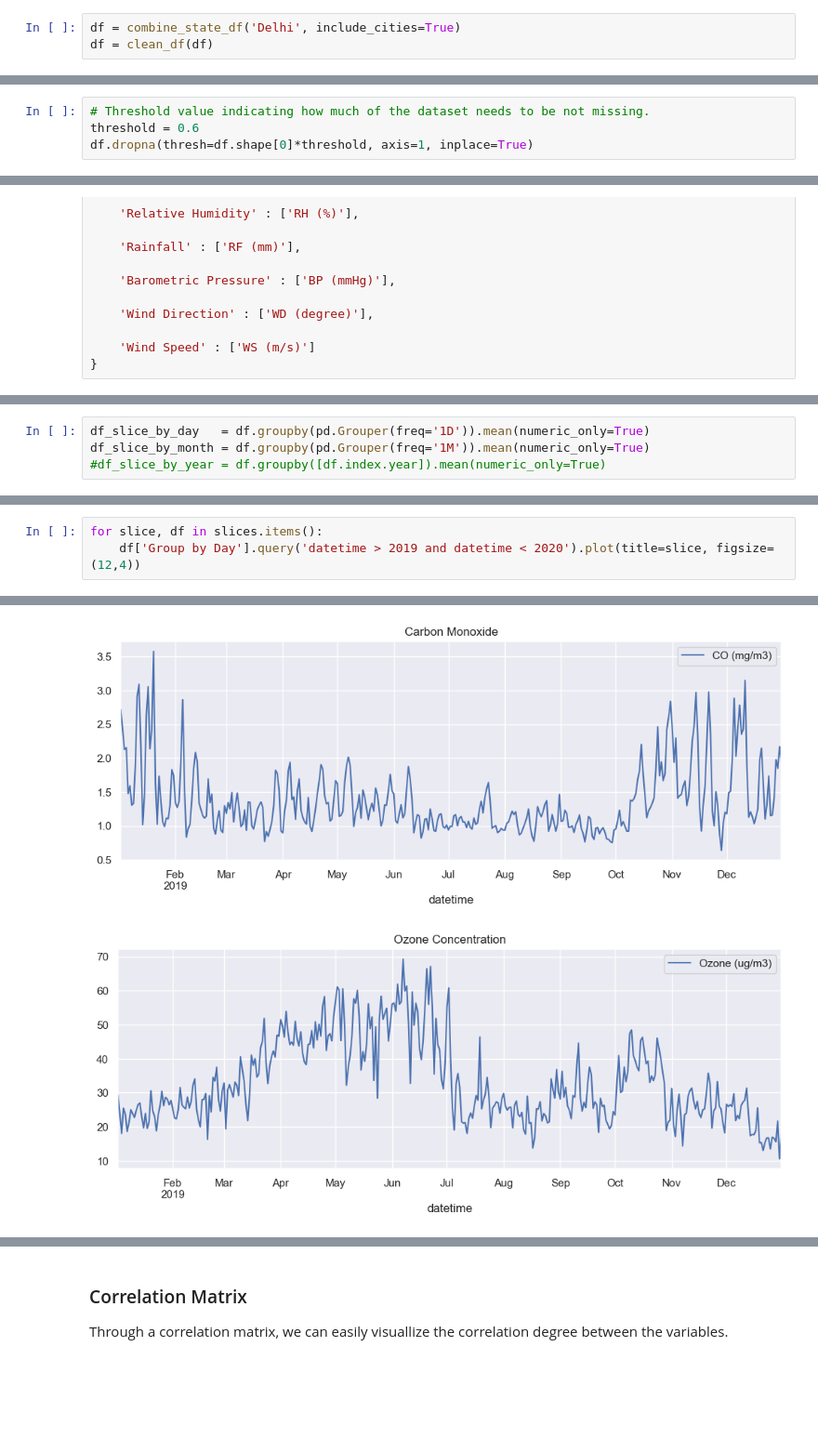
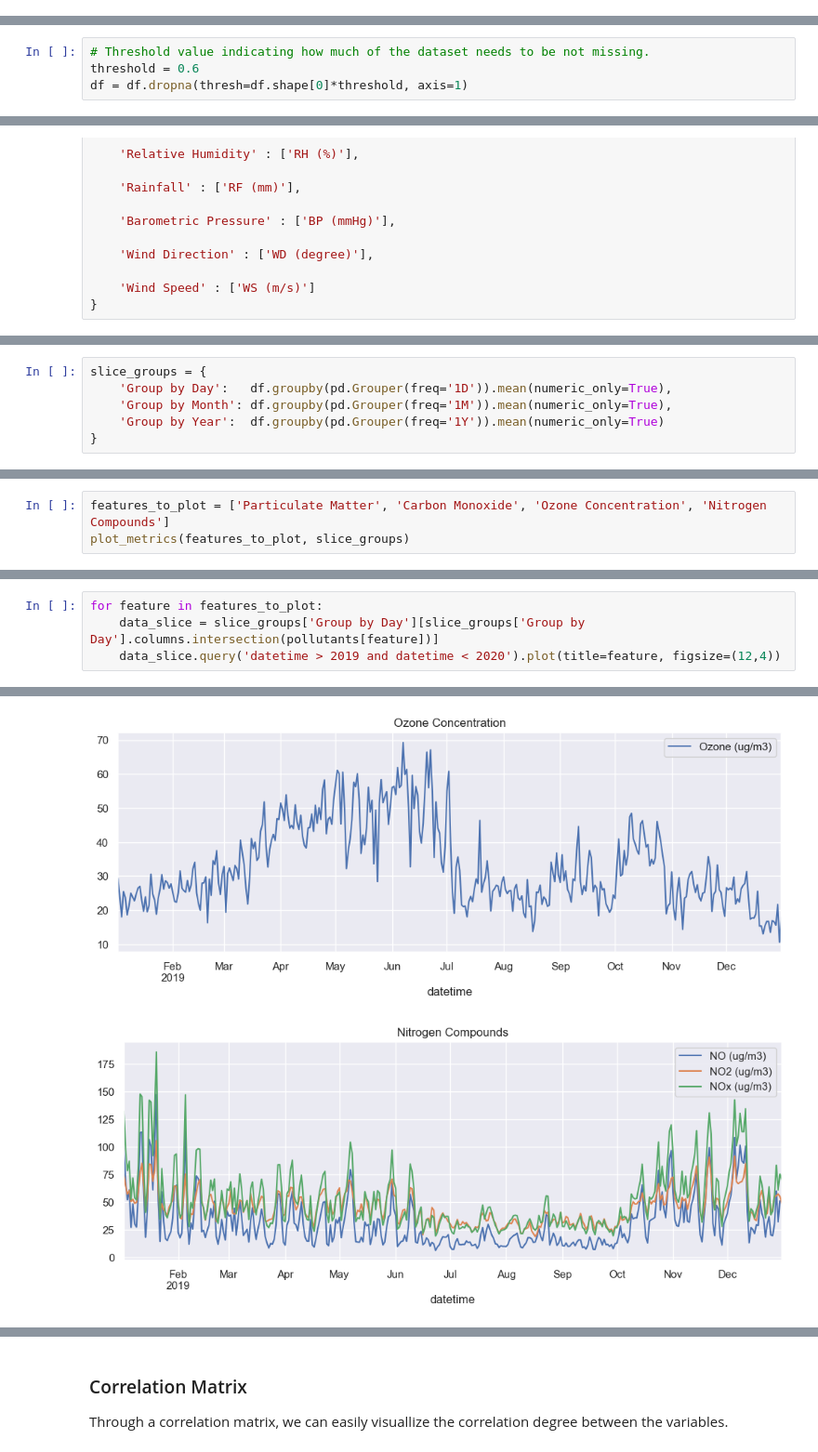
Before and after one commit to sotostzam/india-air-quality-analysis, a Jupyter notebook: main.ipynb, the cells around one changed output, grey strips where cells are left out. Shown at 93% size. Cells and saved outputs as stored; diff of their text form; blank space fills up the shorter version.

```diff
--- a/main.ipynb
+++ b/main.ipynb
@@ -238,3 +315,0 @@ might contain similar metrics. Let's start by loading back and cleaning the capi
-# %%
-df = combine_state_df('Delhi', include_cities=True)
-df = clean_df(df)
@@ -329,5 +324,5 @@ From here we can drop the columns which contain a certain thrueshold (i.e 60%) o
 # %%
 # Threshold value indicating how much of the dataset needs to be not missing.
 threshold = 0.6
-df.dropna(thresh=df.shape[0]*threshold, axis=1, inplace=True)
+df = df.dropna(thresh=df.shape[0]*threshold, axis=1)
 # %%
@@ -387,6 +382,8 @@ other_metrics = {
 
 Let's start by grouping our DataFrame by various frequencies.
 # %%
-df_slice_by_day   = df.groupby(pd.Grouper(freq='1D')).mean(numeric_only=True)
-df_slice_by_month = df.groupby(pd.Grouper(freq='1M')).mean(numeric_only=True)
-#df_slice_by_year = df.groupby([df.index.year]).mean(numeric_only=True)
+slice_groups = {
+    'Group by Day':   df.groupby(pd.Grouper(freq='1D')).mean(numeric_only=True),
+    'Group by Month': df.groupby(pd.Grouper(freq='1M')).mean(numeric_only=True),
+    'Group by Year':  df.groupby(pd.Grouper(freq='1Y')).mean(numeric_only=True)
+}
@@ -470,0 +411,3 @@ plot_metrics(slices)
+# %%
+features_to_plot = ['Particulate Matter', 'Carbon Monoxide', 'Ozone Concentration', 'Nitrogen Compounds']
+plot_metrics(features_to_plot, slice_groups)
@@ -474,7 +422,8 @@ plot_metrics(slices)
 It looks like we are dealing with seasonal patterns on the metrics we selected. Let's dive a little bit deeper and try to understand<br>
 what's happening per season on a yearly basis. For example let's consider a slice of the data, such as the year 2019-2020.
 # %%
-for slice, df in slices.items():
-    df['Group by Day'].query('datetime > 2019 and datetime < 2020').plot(title=slice, figsize=(12,4))
+for feature in features_to_plot:
+    data_slice = slice_groups['Group by Day'][slice_groups['Group by Day'].columns.intersection(pollutants[feature])]
+    data_slice.query('datetime > 2019 and datetime < 2020').plot(title=feature, figsize=(12,4))
 # %% [output]
 [figure]
@@ -482,5 +431,5 @@ for slice, df in slices.items():
-[figure, old version]
+[figure, new version]
-[figure, old version]
+[figure, new version]
 # %% [markdown]
 Here we can see that the values for the `Particulate Mater`, `Nitrogen Compounds` and `Carbon Monoxide`, start to increase around October<br>
 and last until approxamatelly March. For the `Ozone Concentration` metric we see an opposite result, where the maximum values in a year<br>
```
Also changed, not shown: parts of 73 cells of this notebook, 1 other file.
